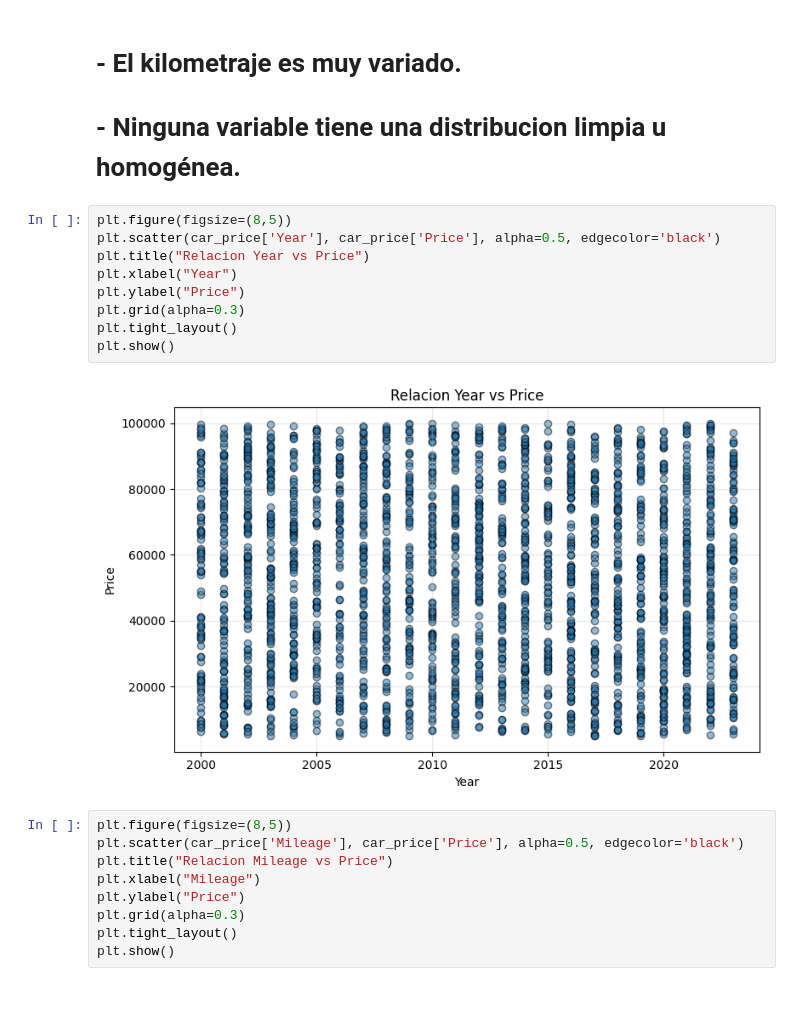
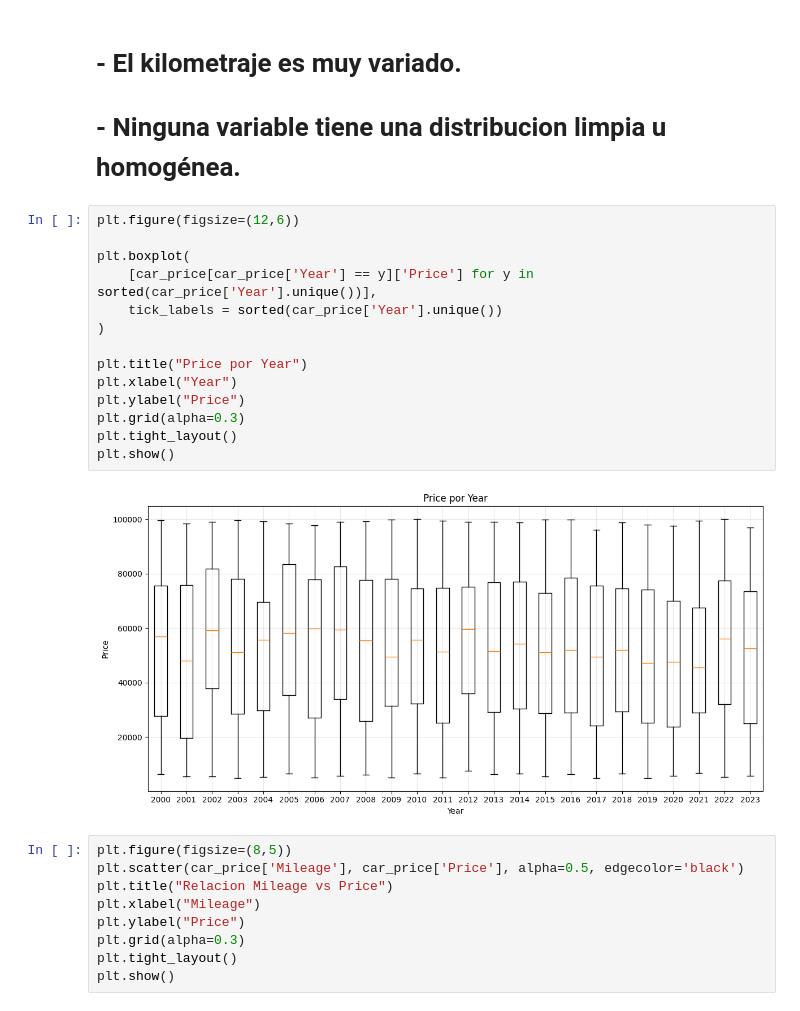
Before and after one commit to white22ne/ProyectoDS_Partel-Blanco.ipynb, a Jupyter notebook: ProyectoDS_Partel+GBlanco.ipynb, the cells around one changed output. Cells and saved outputs as stored; diff of their text form.

```diff
--- a/ProyectoDS_Partel+GBlanco.ipynb
+++ b/ProyectoDS_Partel+GBlanco.ipynb
@@ -158,16 +160,21 @@ plt.show()
 # - El kilometraje es muy variado.
 # - Ninguna variable tiene una distribucion limpia u homogénea.
 # %%
-plt.figure(figsize=(8,5))
-plt.scatter(car_price['Year'], car_price['Price'], alpha=0.5, edgecolor='black')
-plt.title("Relacion Year vs Price")
+plt.figure(figsize=(12,6))
+
+plt.boxplot(
+    [car_price[car_price['Year'] == y]['Price'] for y in sorted(car_price['Year'].unique())],
+    tick_labels = sorted(car_price['Year'].unique())
+)
+
+plt.title("Price por Year")
 plt.xlabel("Year")
 plt.ylabel("Price")
 plt.grid(alpha=0.3)
 plt.tight_layout()
 plt.show()
 # %% [output]
-[figure, old version]
+[figure, new version]
 # %%
 plt.figure(figsize=(8,5))
 plt.scatter(car_price['Mileage'], car_price['Price'], alpha=0.5, edgecolor='black')
```
Also changed, not shown: parts of 3 cells of this notebook.
